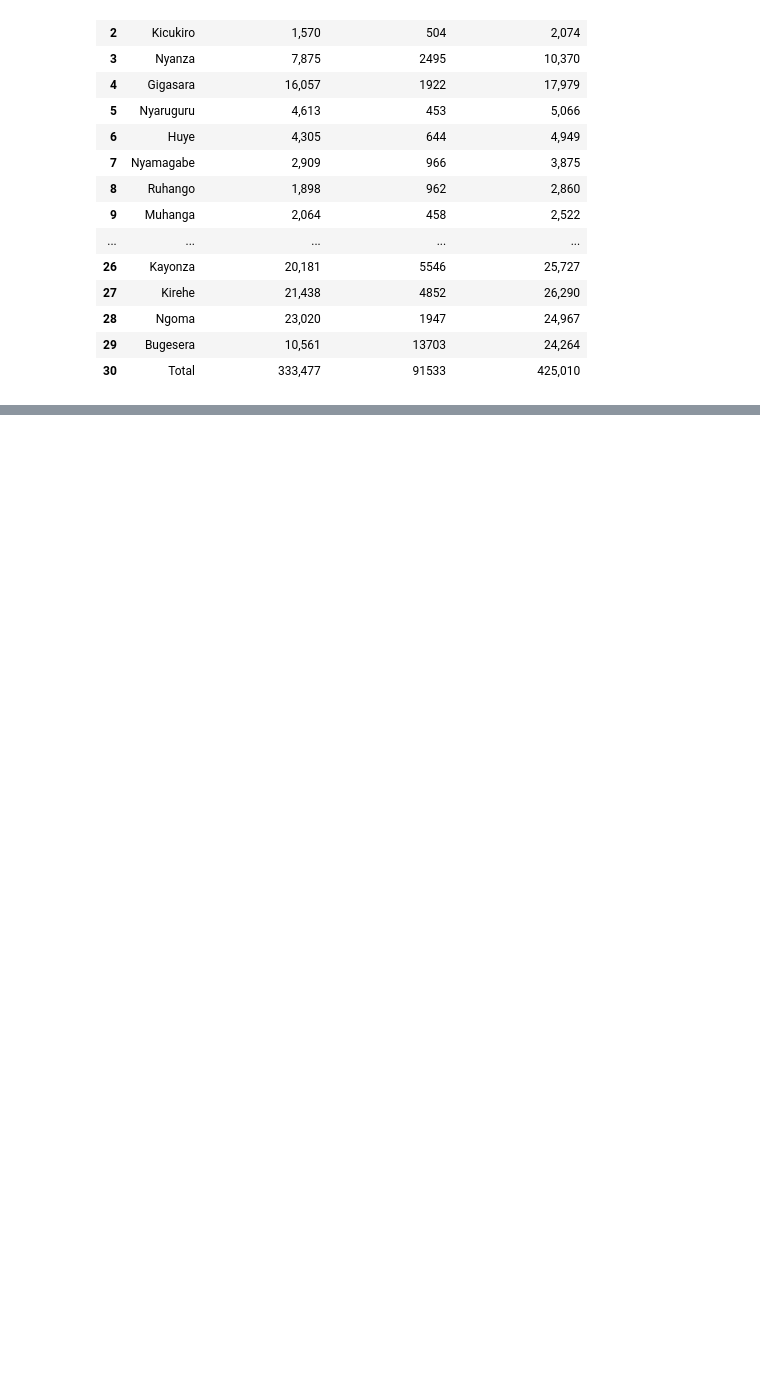
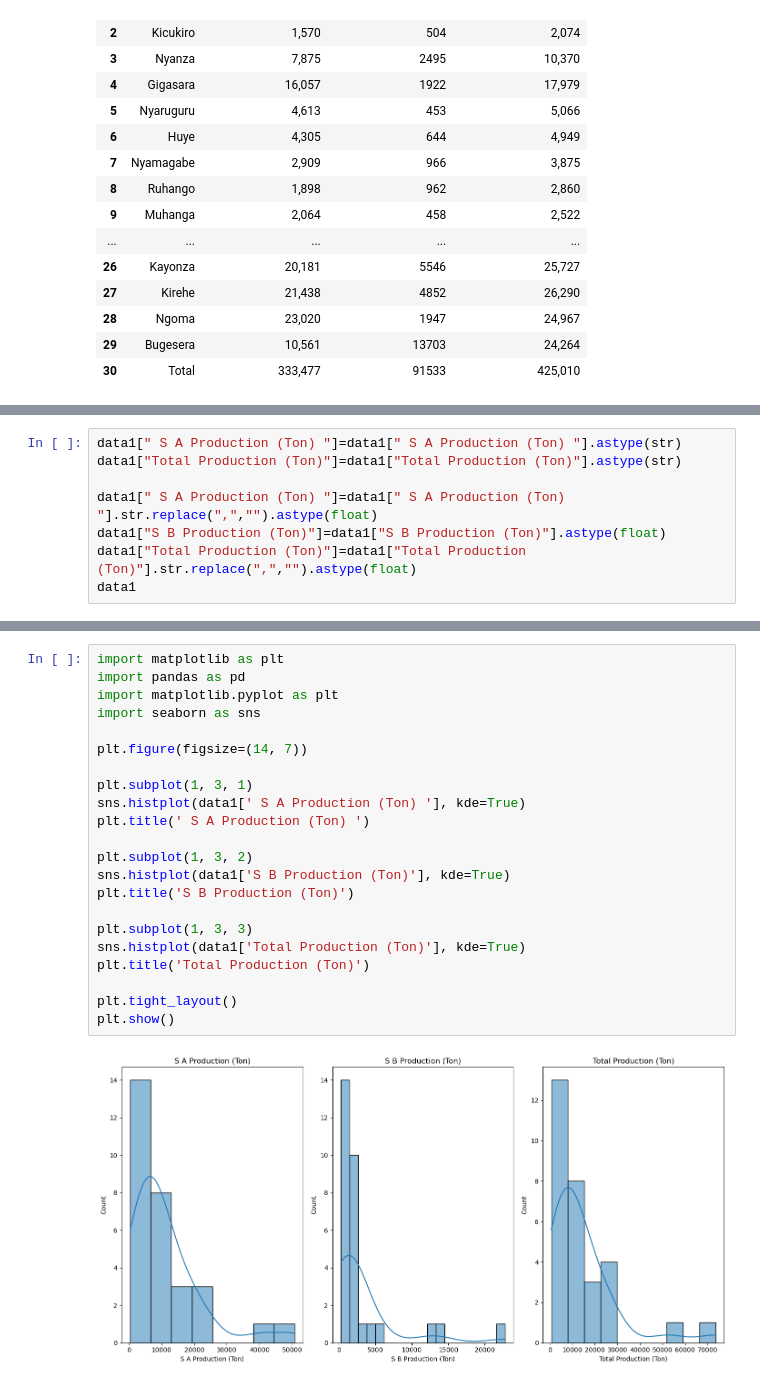
Before and after one commit to thabitha100/huzalabs-ai-training-homeworks, a Jupyter notebook: thabitha 1/week8.ipynb, the cells around one changed output, grey strips where cells are left out. Cells and saved outputs as stored; diff of their text form; blank space fills up the shorter version.

```diff
--- a/thabitha 1/week8.ipynb
+++ b/thabitha 1/week8.ipynb
@@ -86,0 +99,8 @@ data
+# %%
+data1[" S A Production (Ton) "]=data1[" S A Production (Ton) "].astype(str)
+data1["Total Production (Ton)"]=data1["Total Production (Ton)"].astype(str)
+
+data1[" S A Production (Ton) "]=data1[" S A Production (Ton) "].str.replace(",","").astype(float)
+data1["S B Production (Ton)"]=data1["S B Production (Ton)"].astype(float)
+data1["Total Production (Ton)"]=data1["Total Production (Ton)"].str.replace(",","").astype(float)
+data1
@@ -86,0 +163,24 @@ data
+# %%
+import matplotlib as plt
+import pandas as pd
+import matplotlib.pyplot as plt
+import seaborn as sns
+
+plt.figure(figsize=(14, 7))
+
+plt.subplot(1, 3, 1)
+sns.histplot(data1[' S A Production (Ton) '], kde=True)
+plt.title(' S A Production (Ton) ')
+
+plt.subplot(1, 3, 2)
+sns.histplot(data1['S B Production (Ton)'], kde=True)
+plt.title('S B Production (Ton)')
+
+plt.subplot(1, 3, 3)
+sns.histplot(data1['Total Production (Ton)'], kde=True)
+plt.title('Total Production (Ton)')
+
+plt.tight_layout()
+plt.show()
+# %% [output]
+[figure, added]
```
Also changed, not shown: parts of 15 cells of this notebook, 12 other files.
